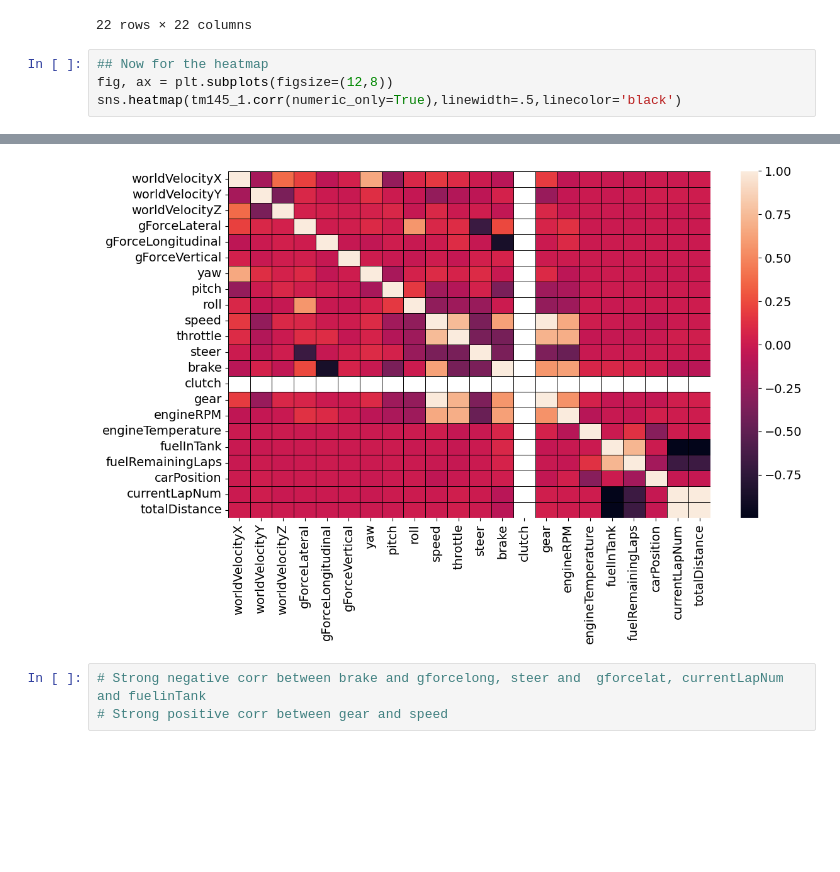
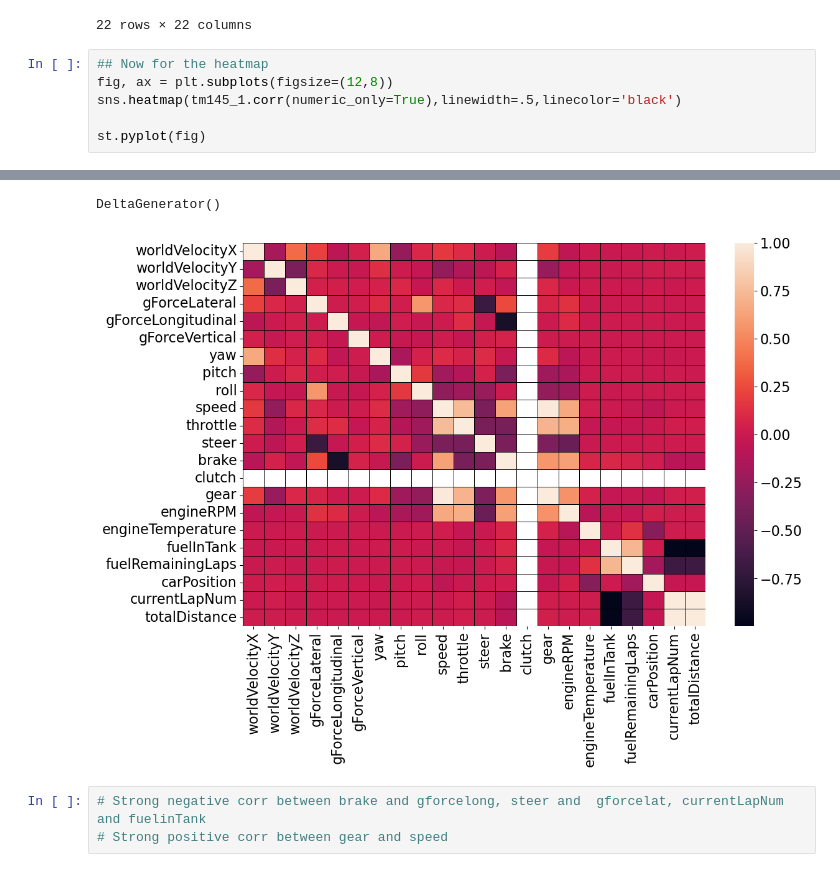
Before and after one commit to rbpowellGA/F1_race_data, a Jupyter notebook: notebooks/analysis.ipynb, the cells around one changed output, grey strips where cells are left out. Drawn from its saved outputs; the diff is of its cells as text; blank space fills up the shorter version.

```diff
--- a/notebooks/analysis.ipynb
+++ b/notebooks/analysis.ipynb
@@ -80,4 +81,6 @@ tm145_1.corr(numeric_only=True)
 ## Now for the heatmap
 fig, ax = plt.subplots(figsize=(12,8))
 sns.heatmap(tm145_1.corr(numeric_only=True),linewidth=.5,linecolor='black')
+
+st.pyplot(fig)
 # %% [output]
@@ -85,4 +92,5 @@ sns.heatmap(tm145_1.corr(numeric_only=True),linewidth=.5,linecolor='black')
+DeltaGenerator()
-[figure, old version]
+[figure, new version]
 # %%
 # Strong negative corr between brake and gforcelong, steer and  gforcelat, currentLapNum and fuelinTank
 # Strong positive corr between gear and speed
```
Also changed, not shown: parts of 14 cells of this notebook, 6 other files.
